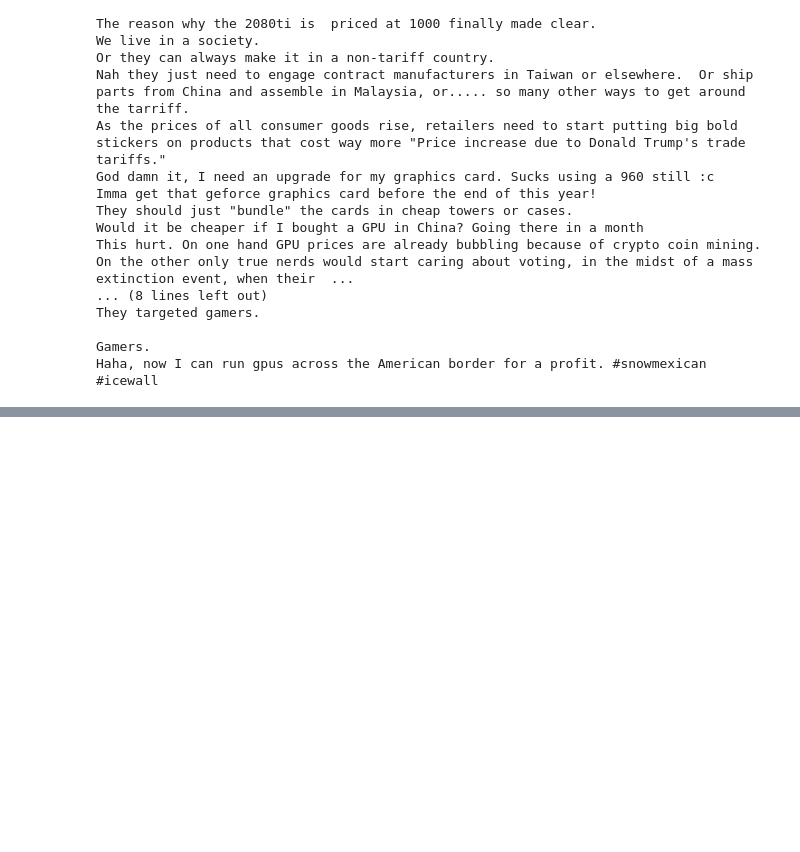
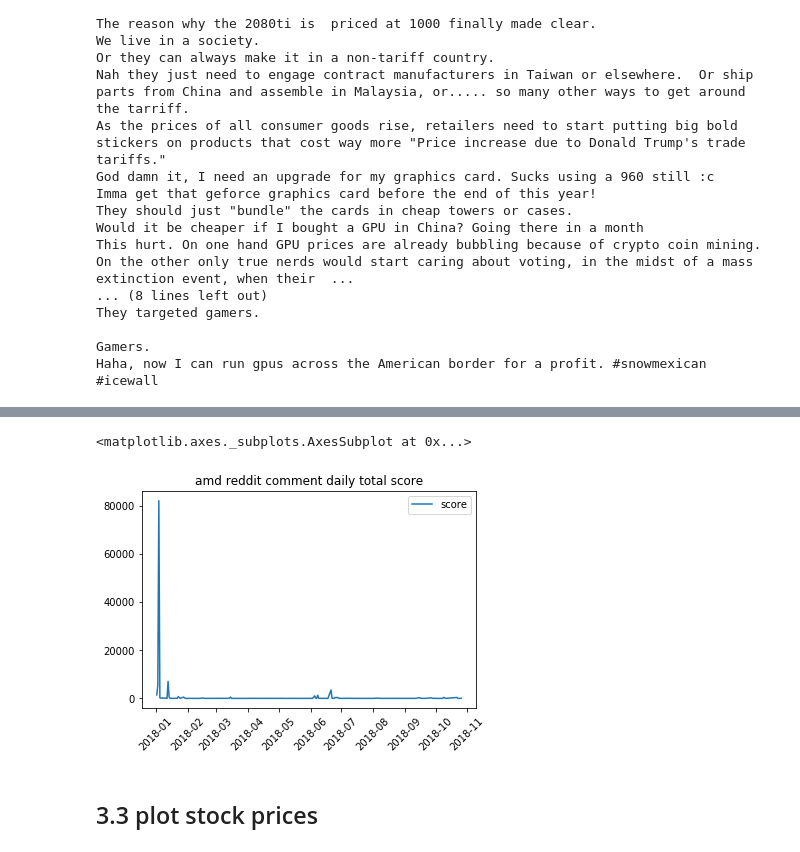
Before and after one commit to nzss/di-project2, a Jupyter notebook: Project Proposal.ipynb, the cells around one changed output, grey strips where cells are left out. Drawn from its saved outputs; the diff is of its cells as text; code cells hidden in the pictures; blank space fills up the shorter version.

```diff
--- a/Project Proposal.ipynb
+++ b/Project Proposal.ipynb
@@ -193,0 +324,7 @@ df.plot(x='date', y = 'polarity', title ='AMD reddit polarity')
+# %%
+get_scores(amd_score).plot(use_index=True, title = 'amd reddit comment daily total score', rot = 45)
+# %% [output]
+<matplotlib.axes._subplots.AxesSubplot at 0x...>
+[figure, added]
+# %% [markdown]
+## 3.3 plot stock prices
```
Also changed, not shown: parts of 96 cells of this notebook.
